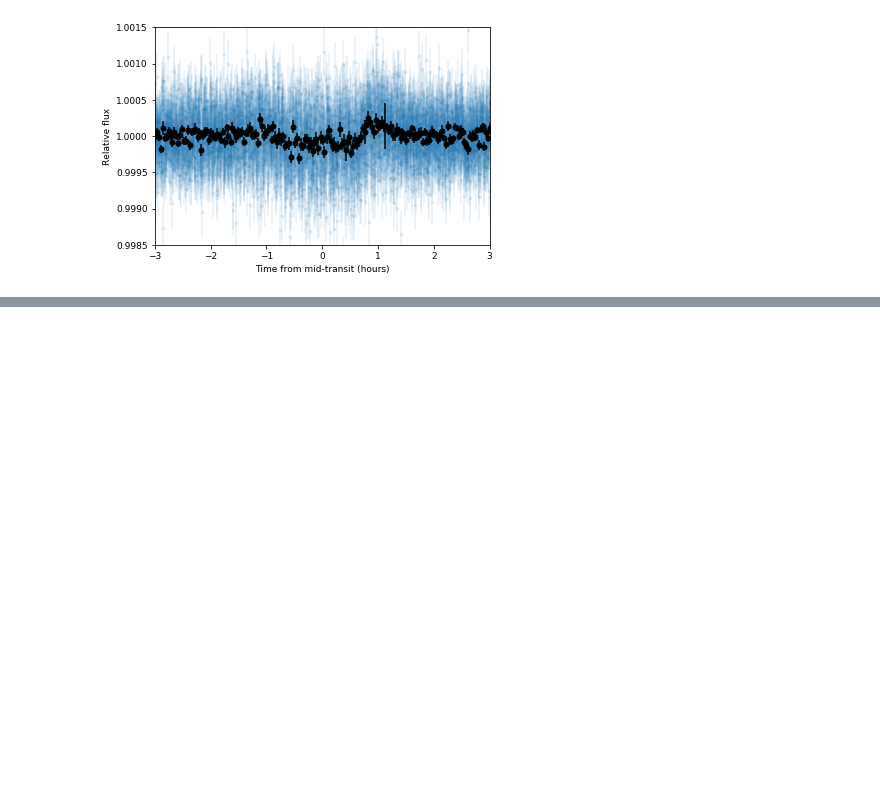
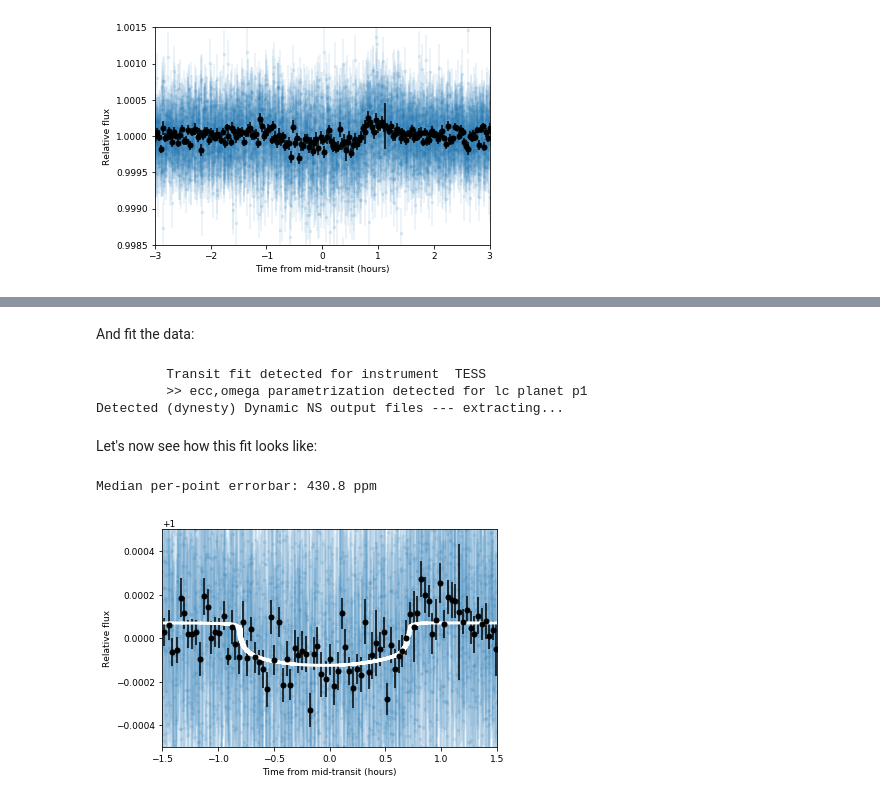
Before and after one commit to nespinoza/PLD-TESS, a Jupyter notebook: How to PLD with TESS --- an iPython notebook.ipynb, the cells around one changed output, grey strips where cells are left out. Drawn from its saved outputs; the diff is of its cells as text; code cells hidden in the pictures; blank space fills up the shorter version.

```diff
--- a/How to PLD with TESS --- an iPython notebook.ipynb
+++ b/How to PLD with TESS --- an iPython notebook.ipynb
@@ -143,6 +178,7 @@ Let's first get both, the times, fluxes and errors for the target lightcurve, an
 # %%
 # Get times, fluxes, errors:
 t,f,ferr = np.loadtxt(tess_id+'_lc.dat',unpack=True)
+x,y = np.loadtxt(tess_id+'_centroids.dat',unpack=True, usecols=(1,2))
 # Get pixel fluxes:
 all_pixels = np.genfromtxt(tess_id+'_tpf_lc.dat',dtype=None)
 # Substract one to the second dimension because the first column are the times:
@@ -158,7 +194,7 @@ norm_lc = f/np.median(f)
 mf = medfilt(norm_lc,41)
 residuals = norm_lc/mf - 1.
 idx = np.where(np.abs(residuals)<0.001)[0]
-t, f, ferr = t[idx][2:], f[idx][2:], ferr[idx][2:]
+t, f, ferr, x, y = t[idx][2:], f[idx][2:], ferr[idx][2:], x[idx][2:], y[idx][2:]
 pixel_fluxes = pixel_fluxes[idx, :]
 pixel_fluxes = pixel_fluxes[2:,:]
 # %% [markdown]
@@ -628,0 +692,44 @@ Indeed, those errorbars make more sense given the observed scatter in the data.
+# %%
+# Define points in-transit:
+idx_it = np.where(np.abs(phases) <= (T14/P)*0.5)[0]
+# Pass the times, fluxes and errors:
+times, fluxes, fluxes_error = {}, {}, {}
+times['TESS'], fluxes['TESS'], fluxes_error['TESS'] = t[idx_it], corrected_flux[idx_it], corrected_flux_errors[idx_it]
+# %% [markdown]
+And fit the data:
+# %%
+dataset = juliet.load(priors=priors, t_lc = times, y_lc = fluxes,\
+                                yerr_lc = fluxes_error, out_folder = 'juliet_transit_results', verbose=True)
+
+results = dataset.fit(use_dynesty = True, dynamic = True, dynesty_nthreads=4)
+# %% [output]
+         Transit fit detected for instrument  TESS
+         >> ecc,omega parametrization detected for lc planet p1
+Detected (dynesty) Dynamic NS output files --- extracting...
+# %% [markdown]
+Let's now see how this fit looks like:
+# %%
+# Get sigma_w. Note this is in parts-per-million, so we transform it back to relative flux units:
+sigma_w = np.median(results.posteriors['posterior_samples']['sigma_w_TESS'])*1e-6
+
+# Get phases:
+phases = get_phases(t[idx_it], P, t0)
+# Plot corrected data + errorbars:
+plt.errorbar(phases*P*24, corrected_flux[idx_it], np.sqrt(corrected_flux_errors[idx_it]**2 + sigma_w**2),\
+             fmt='.',alpha=0.1,zorder = 1, label = 'TESS in-transit data')
+# Bin datapoints for better visualization:
+idx = np.argsort(phases)
+pbin, fbin, fbinerr = juliet.utils.bin_data(phases[idx]*P*24, corrected_flux[idx_it][idx], 25)
+plt.errorbar(pbin, fbin, fbinerr, fmt='o', zorder = 2,color='black')
+plt.xlabel('Time from mid-transit (hours)')
+plt.ylabel('Relative flux')
+plt.xlim(-1.5,1.5)
+plt.ylim(0.9995,1.0005)
+# Get model prediction:
+prediction = results.lc.evaluate('TESS')
+# Plot it:
+plt.plot(phases[idx]*P*24, prediction[idx],lw=3,color='white', label='juliet best-fit model')
+print('Median per-point errorbar: {0:.1f} ppm'.format(np.median(np.sqrt(corrected_flux_errors**2 + sigma_w**2))*1e6))
+# %% [output]
+Median per-point errorbar: 430.8 ppm
+[figure, added]
```
Also changed, not shown: parts of 29 cells of this notebook.
